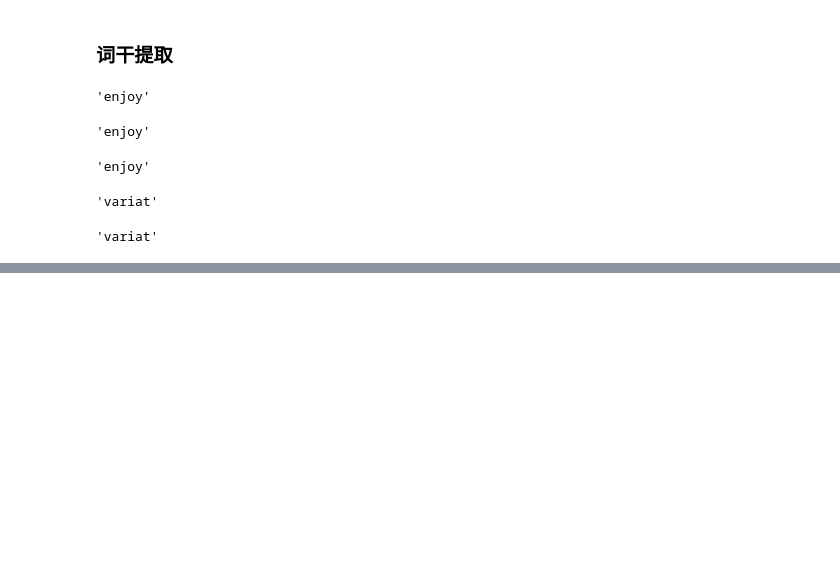
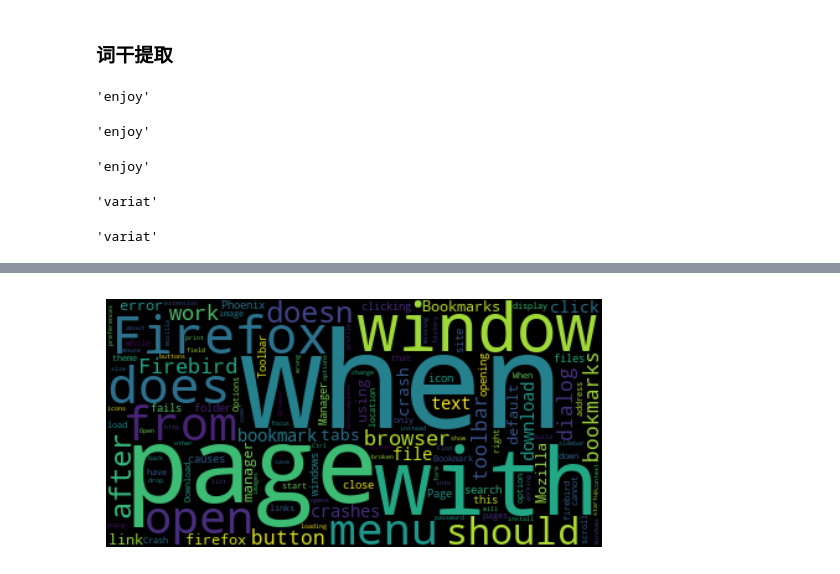
Before and after one commit to JPL-JUNO/Deep-Learning, a Jupyter notebook: nlp/HONLPWP/code/ch02.ipynb, the cells around one changed output, grey strips where cells are left out. Saved outputs shown, nothing was run; the diff lists cells and outputs as text; code cells hidden in the pictures; blank space fills up the shorter version.

```diff
--- a/nlp/HONLPWP/code/ch02.ipynb
+++ b/nlp/HONLPWP/code/ch02.ipynb
@@ -113,0 +172,8 @@ stemming.stem("variate")
+# %%
+from wordcloud import WordCloud
+wcloud = WordCloud().generate_from_frequencies(frequency_dist)
+plt.imshow(wcloud, interpolation="bilinear")
+plt.axis("off")
+plt.show()
+# %% [output]
+[figure, added]
```
Also changed, not shown: parts of 29 cells of this notebook, 3 other files.
